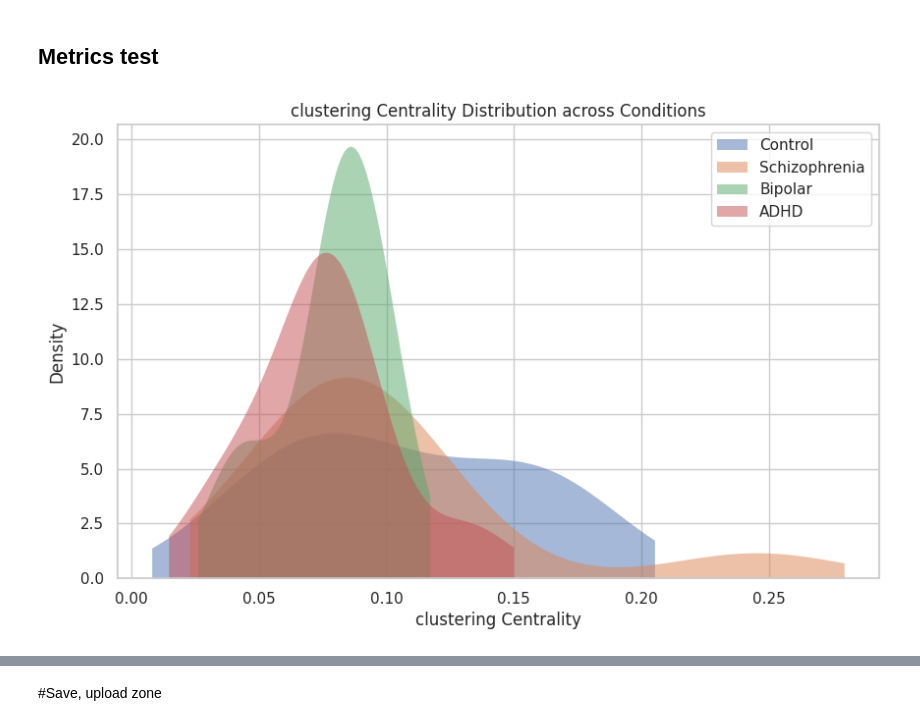
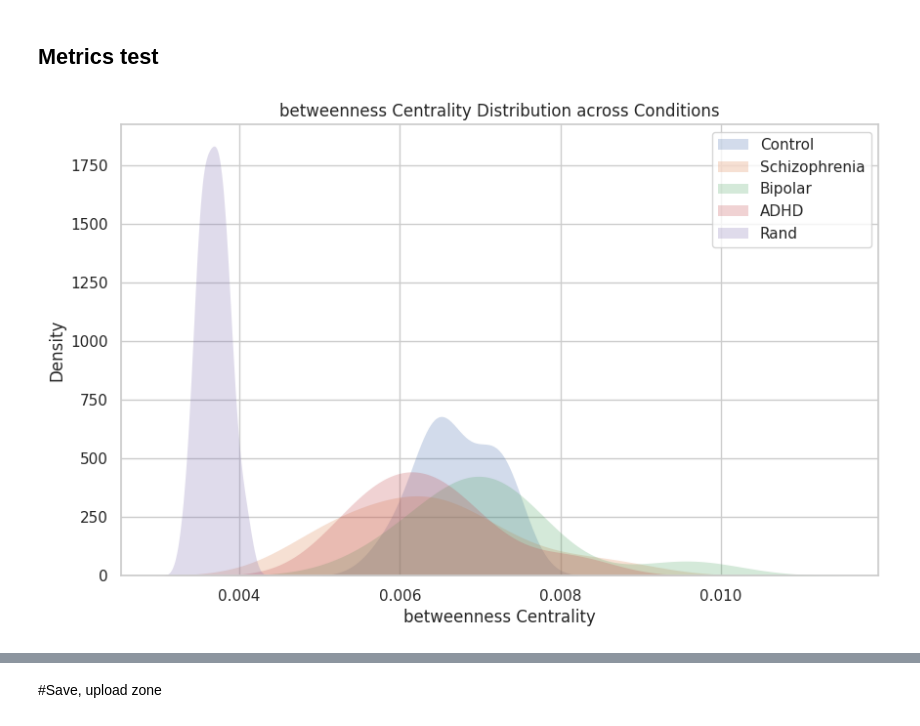
Before and after one commit to FrancescoMonaco/LFN_Project, a Jupyter notebook: LFN_Project.ipynb, the cells around one changed output, grey strips where cells are left out. Drawn from its saved outputs; the diff is of its cells as text; code cells hidden in the pictures.

Commit message:
Random graphs implementation

```diff
--- a/LFN_Project.ipynb
+++ b/LFN_Project.ipynb
@@ -387,4 +394,19 @@ Number of Edges: 337
 Average Degree: 3.1203703703703702
 # %% [markdown]
 ## Metrics test
+# %%
+#@title Create random graphs using the same degree frequencies found in the original ones
+dataframes = [control_data, schz_data, bp_data, adhd_data]
+conditions = ["Control", "Schizophrenia", "Bipolar", "ADHD"]
+
+rand_grp = pd.DataFrame(columns=['graph'])
+
+for dataframe, condition in zip(dataframes,conditions):
+  for original_graph in dataframe['graph']:
+    # Get the degree sequence
+      degree_sequence = [degree for _, degree in original_graph.degree()]
+    # Generate multiple random graphs based on the same degree sequence
+      random_graph = nx.Graph(nx.configuration_model(degree_sequence, create_using=nx.Graph()))
+    # Add the random graph to the DataFrame
+      rand_grp = rand_grp.append({'graph':random_graph}, ignore_index=True)
 # %%
@@ -432,38 +481,39 @@ for df, results in zip(dataframes, processed_data):
 # %%
-import seaborn as sns
-import matplotlib.pyplot as plt
-
+#@title Probability distributions plotter
 # Set the style
 sns.set(style="whitegrid")
 
 # Plotting distributions with KDE and best-fit line
 plt.figure(figsize=(10, 6))
 
 # Control
-sns.kdeplot(control_data['clustering'], label='Control', fill=True, common_norm=True, cut = 1,
-   alpha=.5, linewidth=0,)
+sns.kdeplot(control_data['betweenness'], label='Control', fill=True, common_norm=True, cut = 3,
+    linewidth=0,)
 
 # Schizophrenia
-sns.kdeplot(schz_data['clustering'], label='Schizophrenia', fill=True, common_norm=True, cut = 1,
-   alpha=.5, linewidth=0,)
+sns.kdeplot(schz_data['betweenness'], label='Schizophrenia', fill=True, common_norm=True, cut = 3,
+    linewidth=0,)
 
 # Bipolar
-sns.kdeplot(bp_data['clustering'], label='Bipolar', fill=True, common_norm=True, cut = 1,
-   alpha=.5, linewidth=0,)
+sns.kdeplot(bp_data['betweenness'], label='Bipolar', fill=True, common_norm=True, cut = 3,
+    linewidth=0,)
 
 # ADHD
-sns.kdeplot(adhd_data['clustering'], label='ADHD', fill=True, common_norm=True, cut = 1,
-   alpha=.5, linewidth=0,)
+sns.kdeplot(adhd_data['betweenness'], label='ADHD', fill=True, common_norm=True, cut = 3,
+    linewidth=0,)
+
+sns.kdeplot(rand_grp['betweenness'], label='Rand', fill=True, common_norm=True, cut = 3,
+    linewidth=0,)
 
 # Adding labels and title
-plt.xlabel('clustering Centrality')
+plt.xlabel('betweenness Centrality')
 plt.ylabel('Density')
-plt.title('clustering Centrality Distribution across Conditions')
+plt.title('betweenness Centrality Distribution across Conditions')
 
 # Adding legend
 plt.legend()
 
 # Show the plot
 plt.show()
 # %% [output]
-[figure, old version]
+[figure, new version]
```
Also changed, not shown: parts of 19 cells of this notebook.
